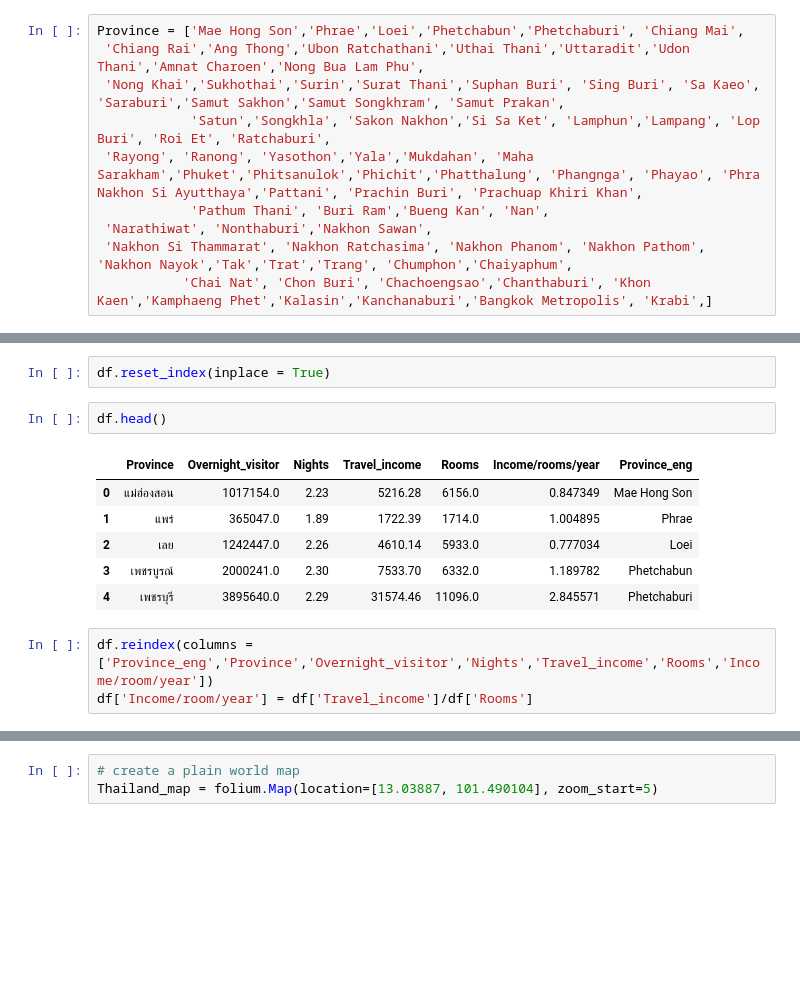
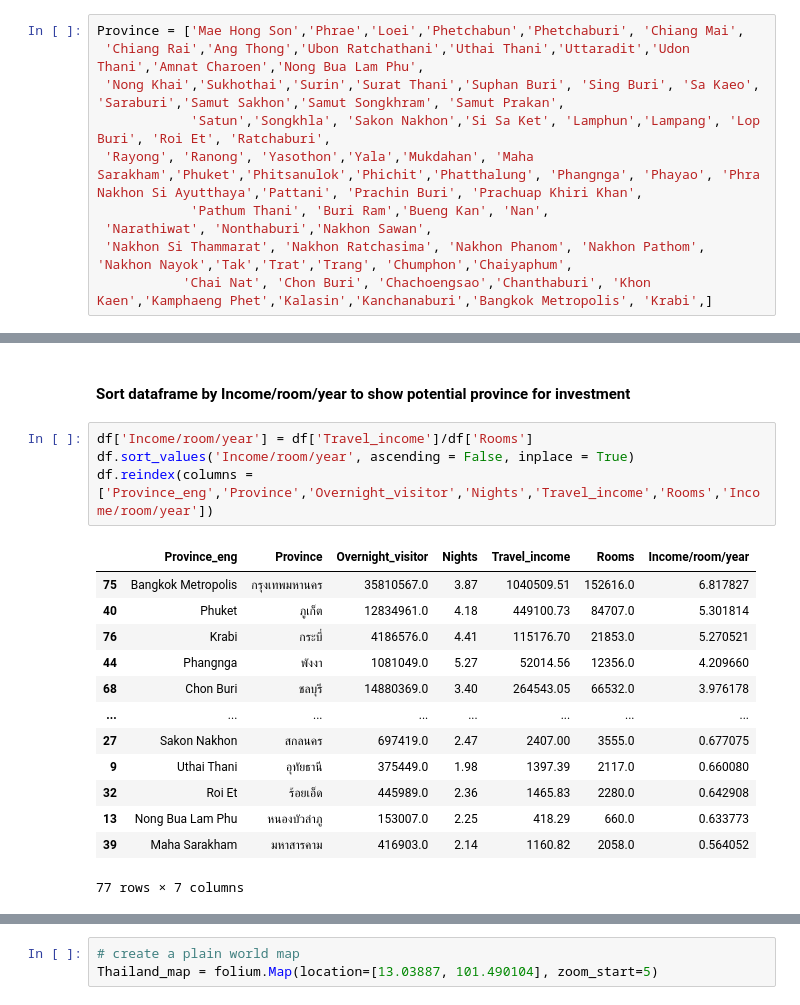
Before and after one commit to Joeycooky/Thailand-new-hotel-opportunity, a Jupyter notebook: Travel_opp.ipynb, the cells around one changed output, grey strips where cells are left out. Saved outputs shown, nothing was run; the diff lists cells and outputs as text; blank space fills up the shorter version.

```diff
--- a/Travel_opp.ipynb
+++ b/Travel_opp.ipynb
@@ -269,14 +258,20 @@ df['Province_eng'] = Province
-# %%
-df.reset_index(inplace = True)
-# %%
-df.head()
-# %% [output]
-|  | Province | Overnight_visitor | Nights | Travel_income | Rooms | Income/rooms/year | Province_eng |
-| 0 | แม่ฮ่องสอน | 1017154.0 | 2.23 | 5216.28 | 6156.0 | 0.847349 | Mae Hong Son |
-| 1 | แพร่ | 365047.0 | 1.89 | 1722.39 | 1714.0 | 1.004895 | Phrae |
-| 2 | เลย | 1242447.0 | 2.26 | 4610.14 | 5933.0 | 0.777034 | Loei |
-| 3 | เพชรบูรณ์ | 2000241.0 | 2.30 | 7533.70 | 6332.0 | 1.189782 | Phetchabun |
-| 4 | เพชรบุรี | 3895640.0 | 2.29 | 31574.46 | 11096.0 | 2.845571 | Phetchaburi |
+# %% [markdown]
+#### Sort dataframe by Income/room/year to show potential province for investment
 # %%
+df['Income/room/year'] = df['Travel_income']/df['Rooms']
+df.sort_values('Income/room/year', ascending = False, inplace = True)
 df.reindex(columns = ['Province_eng','Province','Overnight_visitor','Nights','Travel_income','Rooms','Income/room/year'])
-df['Income/room/year'] = df['Travel_income']/df['Rooms']
+# %% [output]
+|  | Province_eng | Province | Overnight_visitor | Nights | Travel_income | Rooms | Income/room/year |
+| 75 | Bangkok Metropolis | กรุงเทพมหานคร | 35810567.0 | 3.87 | 1040509.51 | 152616.0 | 6.817827 |
+| 40 | Phuket | ภูเก็ต | 12834961.0 | 4.18 | 449100.73 | 84707.0 | 5.301814 |
+| 76 | Krabi | กระบี่ | 4186576.0 | 4.41 | 115176.70 | 21853.0 | 5.270521 |
+| 44 | Phangnga | พังงา | 1081049.0 | 5.27 | 52014.56 | 12356.0 | 4.209660 |
+| 68 | Chon Buri | ชลบุรี | 14880369.0 | 3.40 | 264543.05 | 66532.0 | 3.976178 |
+| ... | ... | ... | ... | ... | ... | ... | ... |
+| 27 | Sakon Nakhon | สกลนคร | 697419.0 | 2.47 | 2407.00 | 3555.0 | 0.677075 |
+| 9 | Uthai Thani | อุทัยธานี | 375449.0 | 1.98 | 1397.39 | 2117.0 | 0.660080 |
+| 32 | Roi Et | ร้อยเอ็ด | 445989.0 | 2.36 | 1465.83 | 2280.0 | 0.642908 |
+| 13 | Nong Bua Lam Phu | หนองบัวลำภู | 153007.0 | 2.25 | 418.29 | 660.0 | 0.633773 |
+| 39 | Maha Sarakham | มหาสารคาม | 416903.0 | 2.14 | 1160.82 | 2058.0 | 0.564052 |
+77 rows × 7 columns
```
Also changed, not shown: parts of 57 cells of this notebook, 19 other files.
